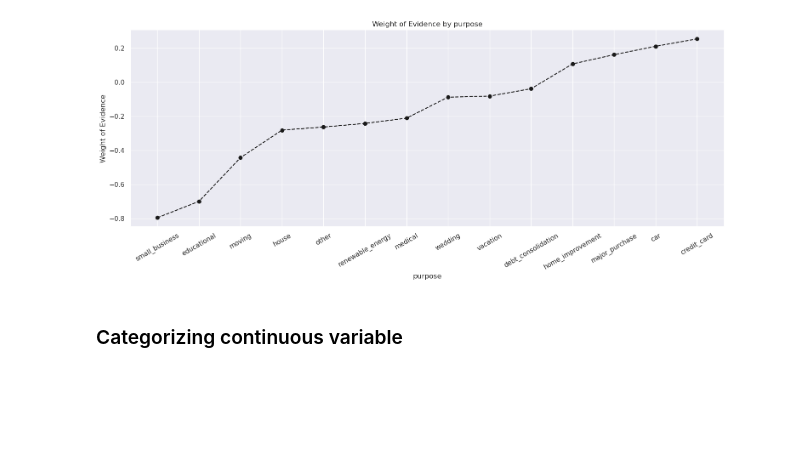
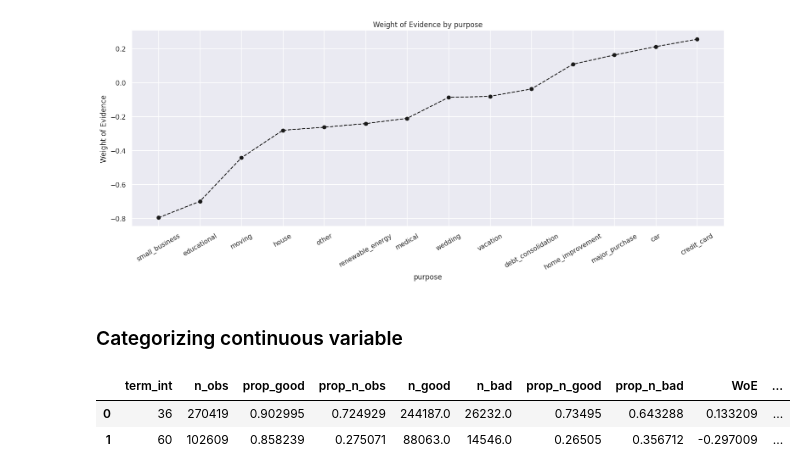
Before and after one commit to pbdanny/PythonProject, a Jupyter notebook: credit_risk_modeling/notebook/CreditRiskModeling_Preparation_4.ipynb, the cells around one changed output. Saved outputs shown, nothing was run; the diff lists cells and outputs as text; code cells hidden in the pictures; blank space fills up the shorter version.

```diff
--- a/credit_risk_modeling/notebook/CreditRiskModeling_Preparation_4.ipynb
+++ b/credit_risk_modeling/notebook/CreditRiskModeling_Preparation_4.ipynb
@@ -661,0 +664,6 @@ def woe_ordered_continuous(df, discrete_variable_name, good_bad_variable_df):
+# %%
+df_temp
+# %% [output]
+|  | term_int | n_obs | prop_good | prop_n_obs | n_good | n_bad | prop_n_good | prop_n_bad | WoE | ... |
+| 0 | 36 | 270419 | 0.902995 | 0.724929 | 244187.0 | 26232.0 | 0.73495 | 0.643288 | 0.133209 | ... |
+| 1 | 60 | 102609 | 0.858239 | 0.275071 | 88063.0 | 14546.0 | 0.26505 | 0.356712 | -0.297009 | ... |
```
Also changed, not shown: parts of 10 cells of this notebook.
